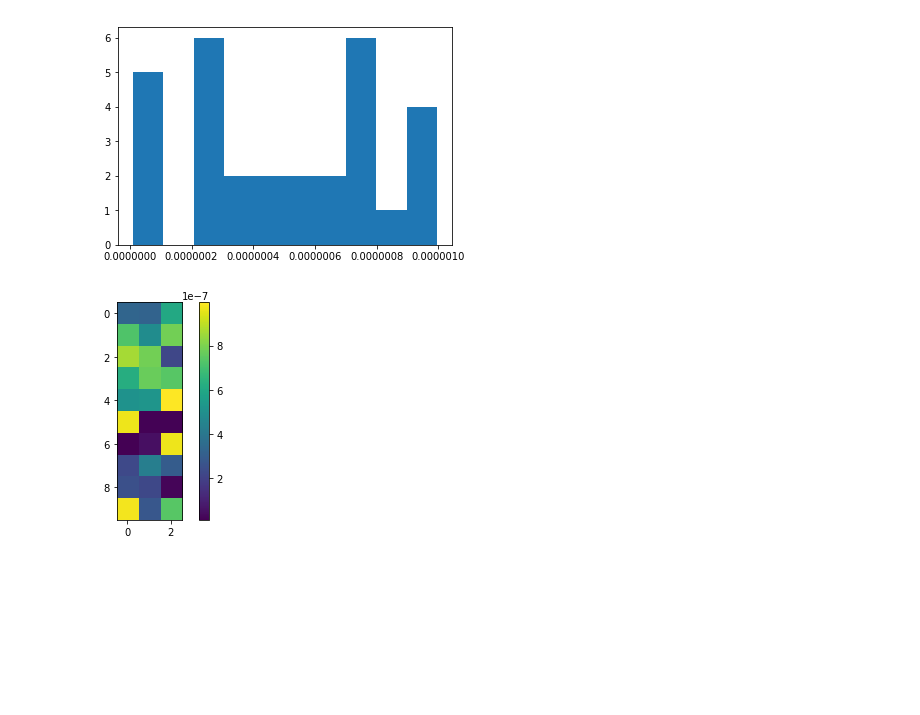
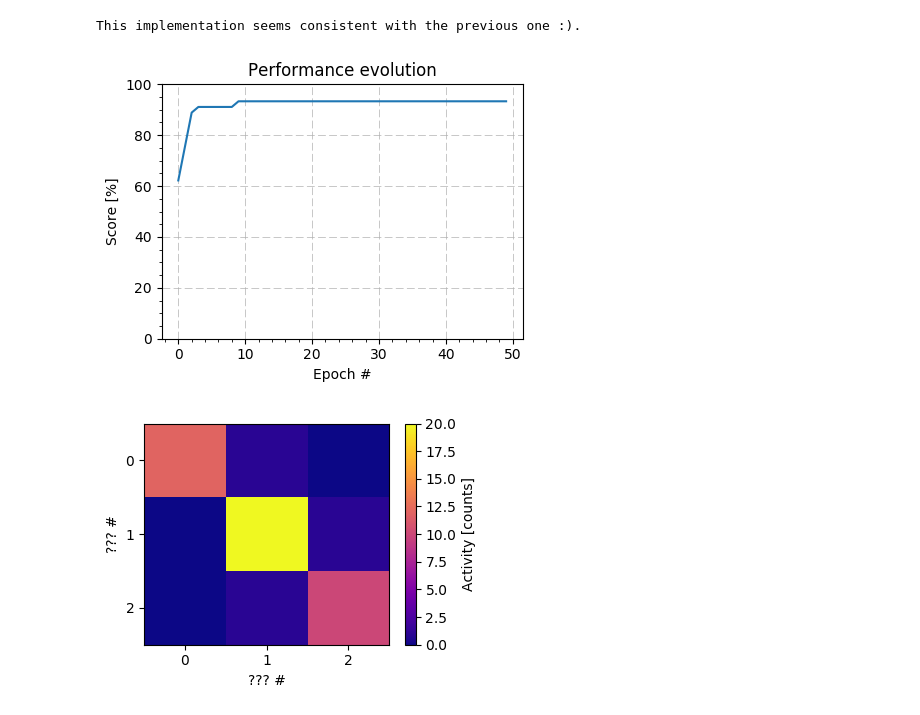
Before and after one commit to cbennett/Iris-Mem, a Jupyter notebook: Iris_1LayerClassification_Device.ipynb, the cells around one changed output. Drawn from its saved outputs; the diff is of its cells as text; code cells hidden in the pictures; blank space fills up the shorter version.

Commit message:
Mainly some cleaning of Matplotlib-related stuff

```diff
--- a/Iris_1LayerClassification_Device.ipynb
+++ b/Iris_1LayerClassification_Device.ipynb
@@ -12,3 +23,13 @@ from secondlayer import gdummyv
+# %%
+# Adrien's playground
+from matplotlib.ticker import EngFormatter, MultipleLocator, MaxNLocator
+
+plt.style.use('default')  # simply because I use different style @home...
+
+# One will use our own instance of RandomState to ensure global reproducibility
+# Usage is exactly the same as `np.random`, which is an RS instance actually ;).
+global_seed = 293674  # NB: use None to use random seed
+prng = np.random.RandomState(global_seed)
 # %%
 # This is pre-processing to normalize the data in the [0..1] range for voltage prez
 iris = datasets.load_iris()
@@ -29,13 +50,13 @@ X_train, X_test, y_train, y_test = train_test_split(iris.data, iris.target, test
 # %%
 # Run Model on Train set
-nfts = 4 #number features
-ncls = 3 # number classes
+nfts = 4  # number features
+ncls = 3  # number classes
 gmin = 1e-8
 gmax = 1e-6
 gf = 5e5
-G = np.random.uniform(gmin, gmax, size=(int(2*nfts+2), int(ncls)))
+G = prng.uniform(gmin, gmax, size=(int(2*nfts + 2), int(ncls)))
 g = 256 # writable levels
-nbepochs = 20 # how many total cycles we  present all tr
+nbepochs = 50 # how many total cycles we present all tr
 steps = len(X_train[:,1])
 #momentum = np.zeros(nbepochs)
 #for mm in range(nbepochs)
@@ -135,12 +136,46 @@ plt.show()
-# %%
-Gflat = np.ndarray.flatten(G)
-plt.hist(Gflat)
-plt.show()
-# %% [output]
-[figure, removed]
-# %%
-plt.imshow(G)
-plt.colorbar()
-plt.show()
-# %% [output]
-[figure, removed]
+# %%
+# Check that we did not break anything compared to what existed previously.
+try:
+    ref_filepath = "./reference_final_conductance.npy"  # recorded from a previous run (seed=293674)
+    ref_G = np.load(ref_filepath)
+    np.testing.assert_allclose(ref_G, G)
+    print("This implementation seems consistent with the previous one :).")
+except FileNotFoundError:
+    print("WARNING: Did not found the file '" + ref_filepath + "'!\nRunning further...")
+# %% [output]
+This implementation seems consistent with the previous one :).
+# %%
+fig0, ax0 = plt.subplots(num="results", figsize=(4.5, 3.5))
+fig, ax = fig0, ax0  # Copy-pasting is easier if one always use "ax." to call the methods ;).
+
+ax.plot(range(len(results)), results)  # Actually "range(len(results))" is useless
+
+# Cosmeticks
+ax.set_title("Performance evolution")
+ax.set_xlabel("Epoch #")
+ax.set_ylabel("Score [%]")
+ax.set_ylim(0, 100)
+ax.minorticks_on()
+ax.grid(ls='dashed', lw=0.5)
+fig.tight_layout()
+
+plt.show()
+# %% [output]
+[figure, added]
+# %%
+fig1, ax1 = plt.subplots(num="conf_arr", figsize=(4, 3))
+fig, ax = fig1, ax1
+
+im1 = ax.imshow(conf_arr, cmap='plasma', aspect='auto', origin='upper')
+cb1 = fig.colorbar(im1, ax=ax, label="Activity [counts]")
+
+# Cosmeticks
+ax.set_xlabel("??? #")
+ax.set_ylabel("??? #")
+ax.xaxis.set_major_locator(MultipleLocator(1))
+ax.yaxis.set_major_locator(MultipleLocator(1))
+fig.tight_layout()
+
+plt.show()
+# %% [output]
+[figure, added]
```
Also changed, not shown: parts of 8 cells of this notebook.
